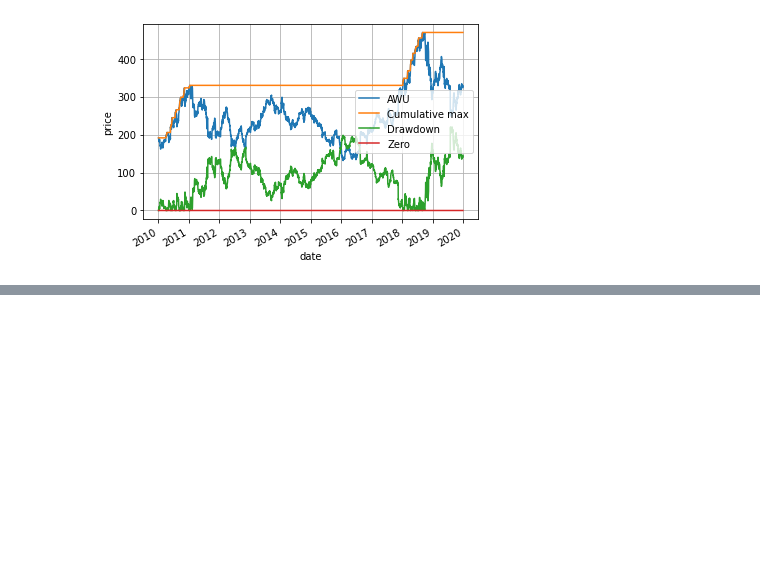
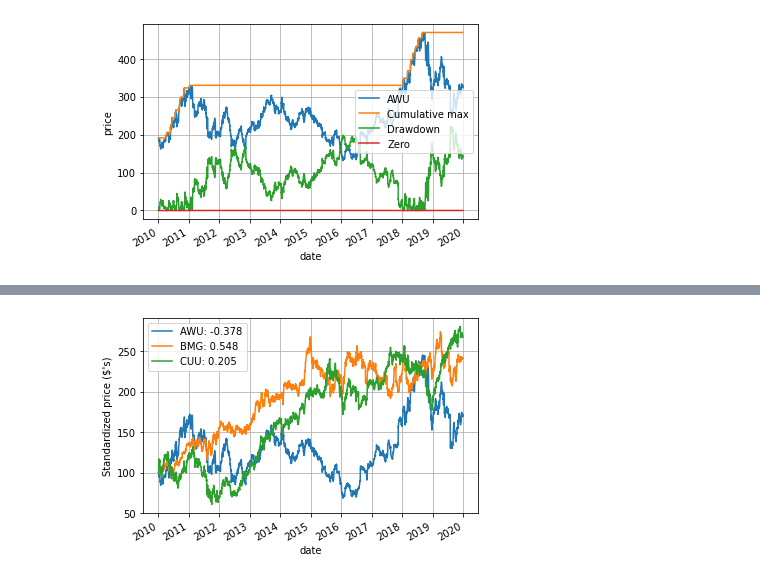
Before and after one commit to marctimjen/algorithmic-trading-with-python, a Jupyter notebook: scripts/plots/chapter 2.ipynb, the cells around one changed output, grey strips where cells are left out. Cells and saved outputs as stored; diff of their text form; code cells hidden in the pictures; blank space fills up the shorter version.

```diff
--- a/scripts/plots/chapter 2.ipynb
+++ b/scripts/plots/chapter 2.ipynb
@@ -184,0 +210,14 @@ plot_function(stonks)
+# %%
+#  Figure 2.13:
+
+awu_vol = metrics.calculate_log_max_drawdown_ratio(awu["close"])
+bmg_vol = metrics.calculate_log_max_drawdown_ratio(bmg["close"])
+cuu_vol = metrics.calculate_log_max_drawdown_ratio(cuu["close"])
+
+
+stonks = {f"AWU: {round(awu_vol, 3)}": 100*awu["close"]/awu["close"][0],
+          f"BMG: {round(bmg_vol, 3)}": 100*bmg["close"]/bmg["close"][0],
+          f"CUU: {round(cuu_vol, 3)}": 100*cuu["close"]/cuu["close"][0]}
+plot_function(stonks, y_lab="Standardized price ($'s)")
+# %% [output]
+[figure, added]
```
Also changed, not shown: parts of 4 cells of this notebook, 1 other file.
